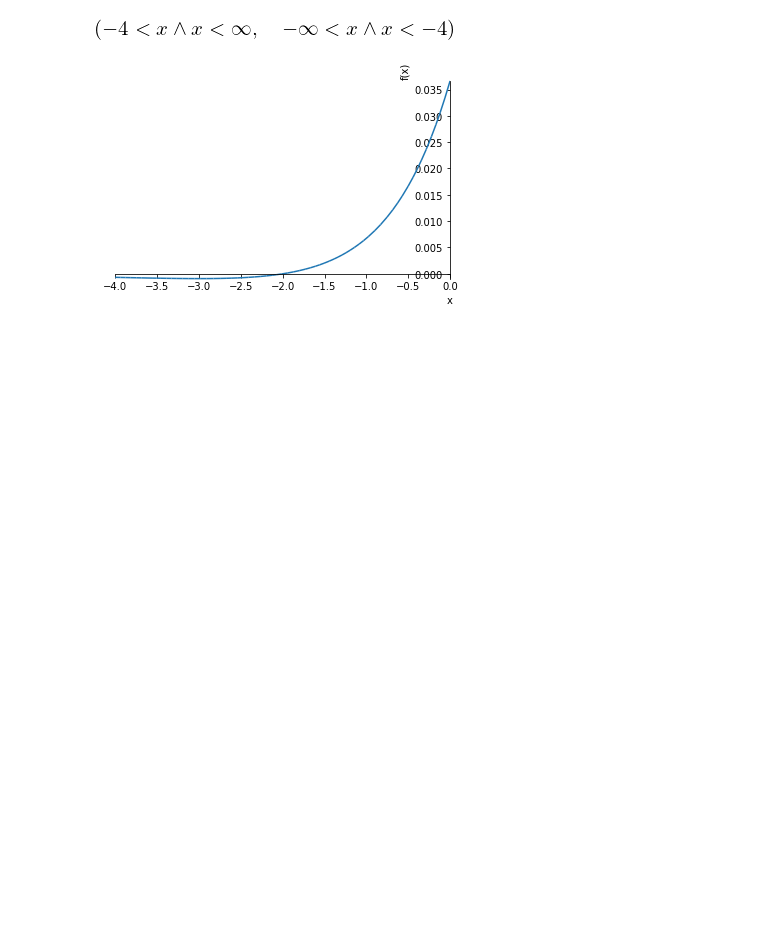
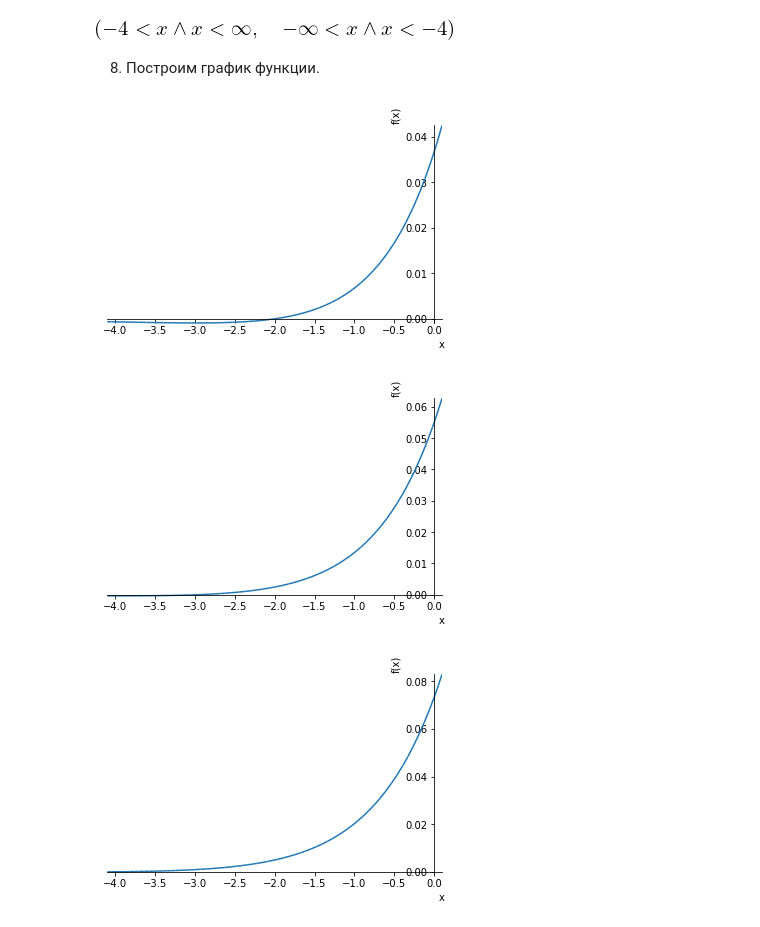
Before and after one commit to OlgaBelitskaya/math_20182019, a Jupyter notebook: mathanalysis_standardcalc209-215.ipynb, the cells around one changed output. Saved outputs shown, nothing was run; the diff lists cells and outputs as text; code cells hidden in the pictures; blank space fills up the shorter version.

```diff
--- a/mathanalysis_standardcalc209-215.ipynb
+++ b/mathanalysis_standardcalc209-215.ipynb
@@ -738,8 +800,12 @@ solve(diff(diff(y,x), x), x)
 solve(diff(diff(y, x), x) > 0, x), solve(diff(diff(y, x), x) < 0, x)
 # %% [output]
 [figure]
-# %%
-plot(y, (x, -4, 0));
-# %% [output]
-[figure, removed]
+# %% [markdown]
+8) Построим график функции.
+# %%
+plot(y, (x, -4.1, 0.1)); plot(diff(y,x), (x, -4.1, 0.1)); plot(diff(diff(y,x), x), (x, -4.1, 0.1));
+# %% [output]
+[figure, added]
+[figure, added]
+[figure, added]
 # %%
```
Also changed, not shown: parts of 9 cells of this notebook.
